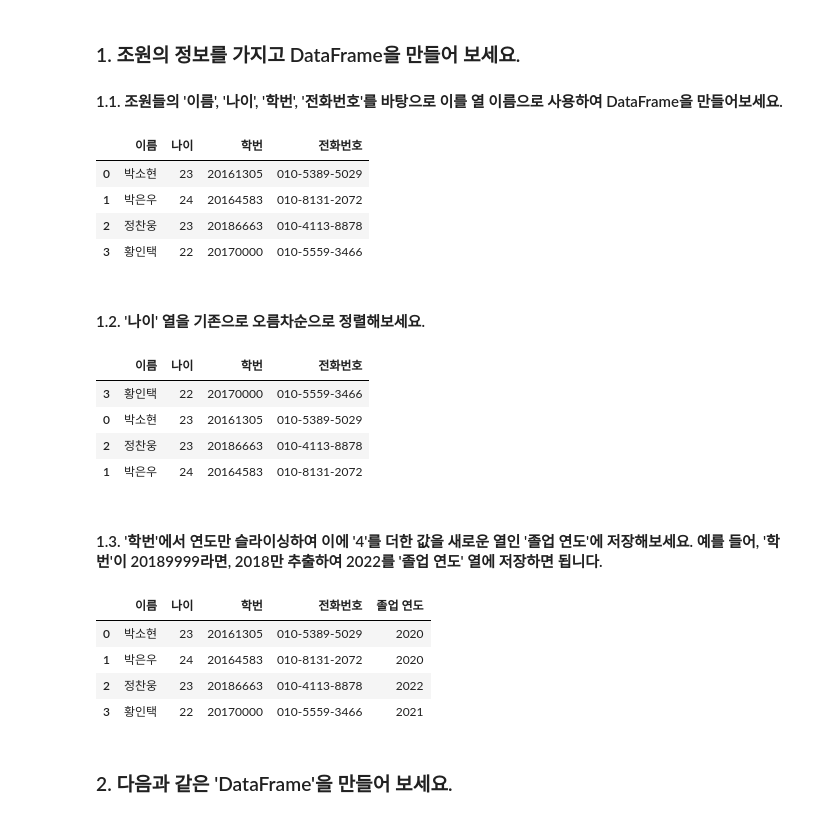
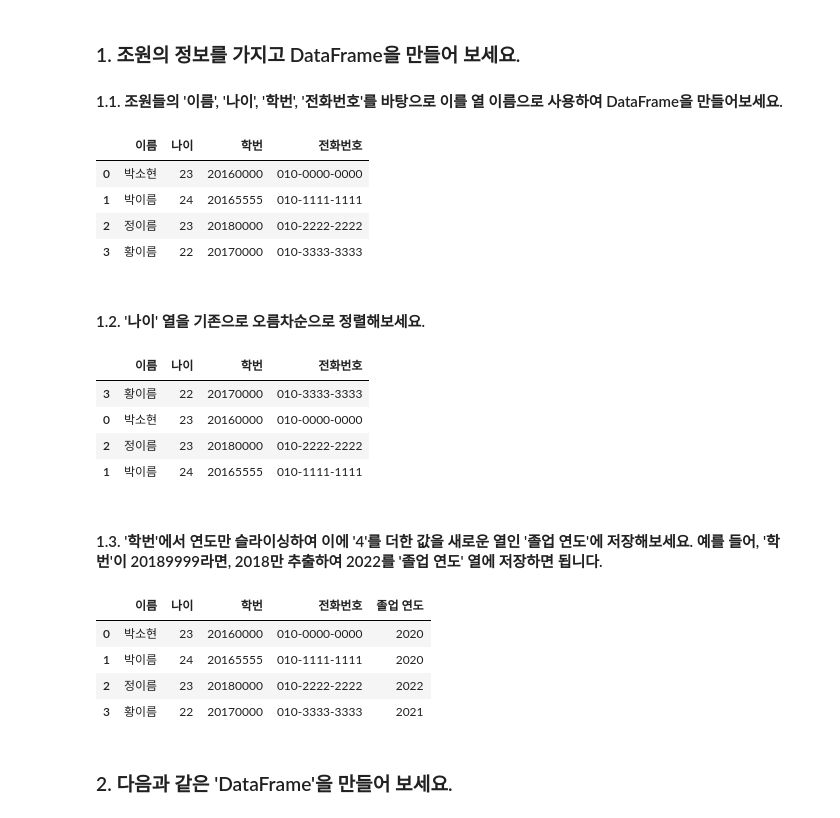
Before and after one commit to CoodingPenguin/cuai-ml-study, a Jupyter notebook: Chapter 01/과제/Chapter 01 과제 (1조).ipynb, the cells around one changed output. Drawn from its saved outputs; the diff is of its cells as text; code cells hidden in the pictures.

```diff
--- a/Chapter 01/과제/Chapter 01 과제 (1조).ipynb
+++ b/Chapter 01/과제/Chapter 01 과제 (1조).ipynb
@@ -8,19 +8,19 @@ import pandas as pd
 #### 1.1. 조원들의 '이름', '나이', '학번', '전화번호'를 바탕으로 이를 열 이름으로 사용하여 DataFrame을 만들어보세요.
 # %%
 col_name = ['이름', '나이', '학번', '전화번호']
-mem_lst = [['박소현', '23', '20161305', '010-5389-5029'],
-       ['박은우', '24', '20164583', '010-8131-2072'],
-       ['정찬웅', '23', '20186663', '010-4113-8878'],
-       ['황인택', '22', '20170000', '010-5559-3466']]
+mem_lst = [['박소현', '23', '20160000', '010-0000-0000'],
+       ['박이름', '24', '20165555', '010-1111-1111'],
+       ['정이름', '23', '20180000', '010-2222-2222'],
+       ['황이름', '22', '20170000', '010-3333-3333']]
 
 df_mem = pd.DataFrame(mem_lst, columns=col_name)
 df_mem
 # %% [output]
 |  | 이름 | 나이 | 학번 | 전화번호 |
-| 0 | 박소현 | 23 | 20161305 | 010-5389-5029 |
-| 1 | 박은우 | 24 | 20164583 | 010-8131-2072 |
-| 2 | 정찬웅 | 23 | 20186663 | 010-4113-8878 |
-| 3 | 황인택 | 22 | 20170000 | 010-5559-3466 |
+| 0 | 박소현 | 23 | 20160000 | 010-0000-0000 |
+| 1 | 박이름 | 24 | 20165555 | 010-1111-1111 |
+| 2 | 정이름 | 23 | 20180000 | 010-2222-2222 |
+| 3 | 황이름 | 22 | 20170000 | 010-3333-3333 |
 # %% [markdown]
 #### 1.2. '나이' 열을 기존으로 오름차순으로 정렬해보세요.
 # %%
@@ -28,10 +28,10 @@ df_mem_sorted = df_mem.sort_values(by=['나이'])
 df_mem_sorted
 # %% [output]
 |  | 이름 | 나이 | 학번 | 전화번호 |
-| 3 | 황인택 | 22 | 20170000 | 010-5559-3466 |
-| 0 | 박소현 | 23 | 20161305 | 010-5389-5029 |
-| 2 | 정찬웅 | 23 | 20186663 | 010-4113-8878 |
-| 1 | 박은우 | 24 | 20164583 | 010-8131-2072 |
+| 3 | 황이름 | 22 | 20170000 | 010-3333-3333 |
+| 0 | 박소현 | 23 | 20160000 | 010-0000-0000 |
+| 2 | 정이름 | 23 | 20180000 | 010-2222-2222 |
+| 1 | 박이름 | 24 | 20165555 | 010-1111-1111 |
 # %% [markdown]
 #### 1.3. '학번'에서 연도만 슬라이싱하여 이에 '4'를 더한 값을 새로운 열인 '졸업 연도'에 저장해보세요. 예를 들어, '학번'이 20189999라면, 2018만 추출하여 2022를 '졸업 연도' 열에 저장하면 됩니다.
 # %%
@@ -39,10 +39,10 @@ df_mem['졸업 연도'] = df_mem['학번'].apply(lambda x : int(x[:4]) + 4)
 df_mem
 # %% [output]
 |  | 이름 | 나이 | 학번 | 전화번호 | 졸업 연도 |
-| 0 | 박소현 | 23 | 20161305 | 010-5389-5029 | 2020 |
-| 1 | 박은우 | 24 | 20164583 | 010-8131-2072 | 2020 |
-| 2 | 정찬웅 | 23 | 20186663 | 010-4113-8878 | 2022 |
-| 3 | 황인택 | 22 | 20170000 | 010-5559-3466 | 2021 |
+| 0 | 박소현 | 23 | 20160000 | 010-0000-0000 | 2020 |
+| 1 | 박이름 | 24 | 20165555 | 010-1111-1111 | 2020 |
+| 2 | 정이름 | 23 | 20180000 | 010-2222-2222 | 2022 |
+| 3 | 황이름 | 22 | 20170000 | 010-3333-3333 | 2021 |
 # %% [markdown]
 ### 2. 다음과 같은 'DataFrame'을 만들어 보세요.
 # %% [markdown]
```
